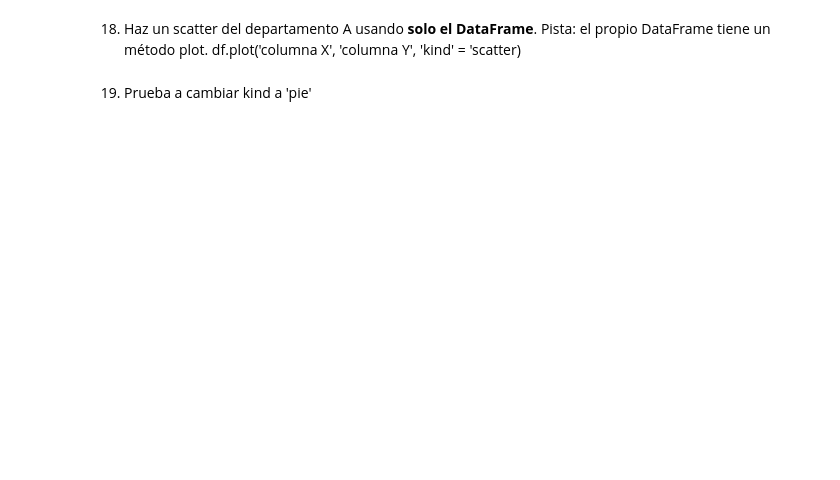
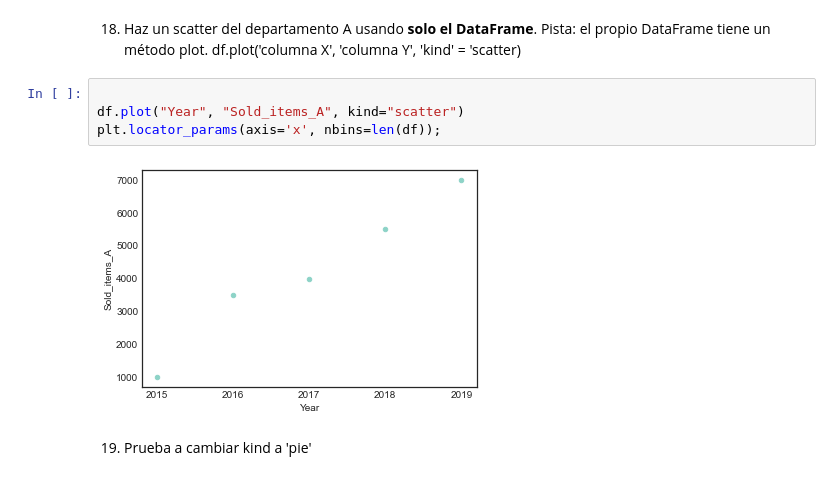
Before and after one commit to marcusRB/thebridge_ft_nov21, a Jupyter notebook: 2-EDA/3-Matplotlib/practica/ejercicios_Matplotlib.ipynb, the cells around one changed output. Cells and saved outputs as stored; diff of their text form; blank space fills up the shorter version.

```diff
--- a/2-EDA/3-Matplotlib/practica/ejercicios_Matplotlib.ipynb
+++ b/2-EDA/3-Matplotlib/practica/ejercicios_Matplotlib.ipynb
@@ -237,5 +257,11 @@ plt.locator_params(axis='x', nbins=len(df));
 18. Haz un scatter del departamento A usando __solo el DataFrame__.
 Pista: el propio DataFrame tiene un método plot.
 df.plot('columna X', 'columna Y', 'kind' = 'scatter)
+# %%
+
+df.plot("Year", "Sold_items_A", kind="scatter")
+plt.locator_params(axis='x', nbins=len(df));
+# %% [output]
+[figure, added]
 # %% [markdown]
 19. Prueba a cambiar kind a 'pie'
```
Also changed, not shown: parts of 10 cells of this notebook, 5 other files.
